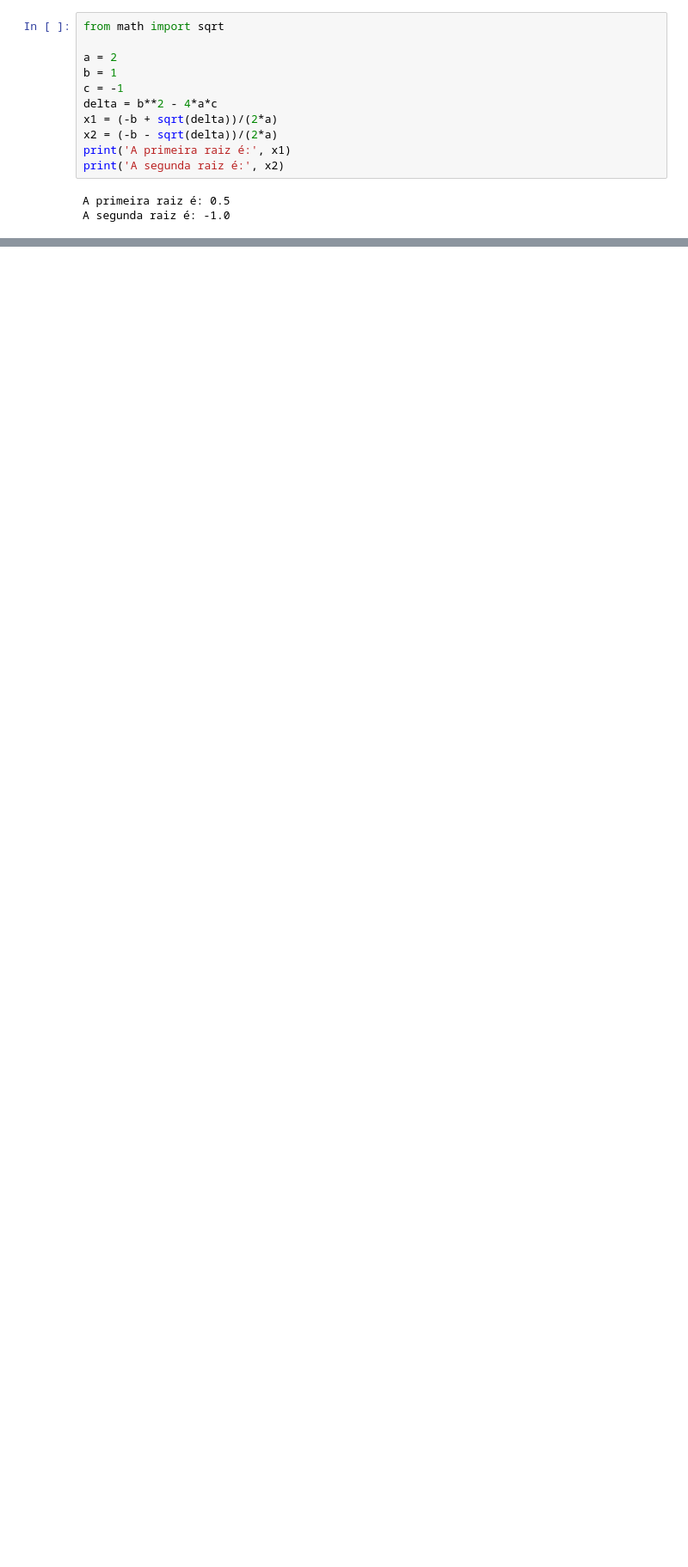
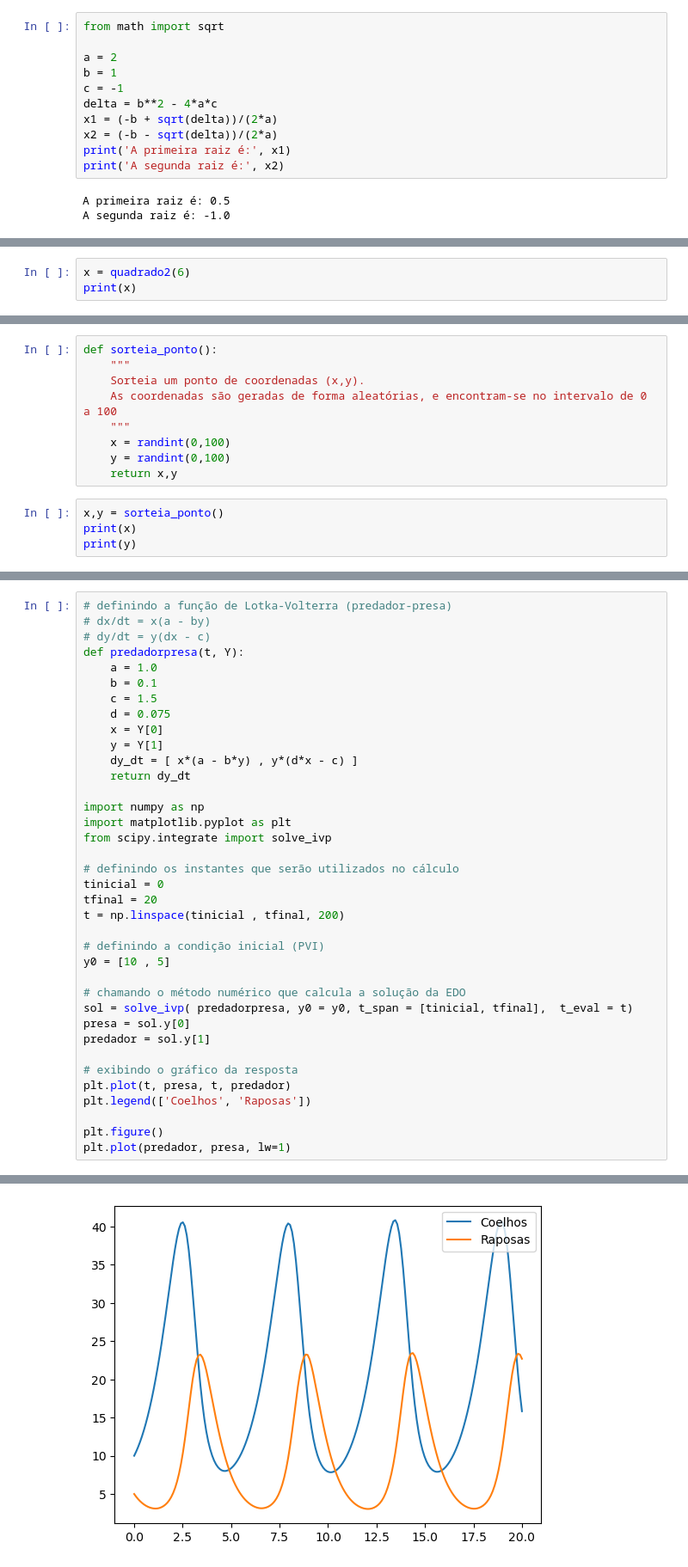
Before and after one commit to pshiroma/minicurso-python, a Jupyter notebook: notebooks/Minicurso-Python-Slides-01.ipynb, the cells around one changed output, grey strips where cells are left out. Shown: that part at 86% size. Cells and saved outputs as stored; diff of their text form; blank space fills up the shorter version.

```diff
--- a/notebooks/Minicurso-Python-Slides-01.ipynb
+++ b/notebooks/Minicurso-Python-Slides-01.ipynb
@@ -133,0 +1238,3 @@ A segunda raiz é: -1.0
+# %%
+x = quadrado2(6)
+print(x)
@@ -133,0 +1247,13 @@ A segunda raiz é: -1.0
+# %%
+def sorteia_ponto():
+    """
+    Sorteia um ponto de coordenadas (x,y).
+    As coordenadas são geradas de forma aleatórias, e encontram-se no intervalo de 0 a 100
+    """
+    x = randint(0,100)
+    y = randint(0,100)
+    return x,y
+# %%
+x,y = sorteia_ponto()
+print(x)
+print(y)
@@ -133,0 +1643,38 @@ A segunda raiz é: -1.0
+# %%
+# definindo a função de Lotka-Volterra (predador-presa)
+# dx/dt = x(a - by)
+# dy/dt = y(dx - c)
+def predadorpresa(t, Y):
+    a = 1.0
+    b = 0.1
+    c = 1.5
+    d = 0.075
+    x = Y[0]
+    y = Y[1]
+    dy_dt = [ x*(a - b*y) , y*(d*x - c) ]
+    return dy_dt
+
+import numpy as np
+import matplotlib.pyplot as plt
+from scipy.integrate import solve_ivp
+
+# definindo os instantes que serão utilizados no cálculo
+tinicial = 0
+tfinal = 20
+t = np.linspace(tinicial , tfinal, 200)
+
+# definindo a condição inicial (PVI)
+y0 = [10 , 5]
+
+# chamando o método numérico que calcula a solução da EDO
+sol = solve_ivp( predadorpresa, y0 = y0, t_span = [tinicial, tfinal],  t_eval = t)
+presa = sol.y[0]
+predador = sol.y[1]
+
+# exibindo o gráfico da resposta
+plt.plot(t, presa, t, predador)
+plt.legend(['Coelhos', 'Raposas'])
+
+plt.figure()
+plt.plot(predador, presa, lw=1)
+# %% [output]
@@ -133,0 +1682 @@ A segunda raiz é: -1.0
+[figure, added]
```
Also changed, not shown: parts of 193 cells of this notebook, 4 other files.
